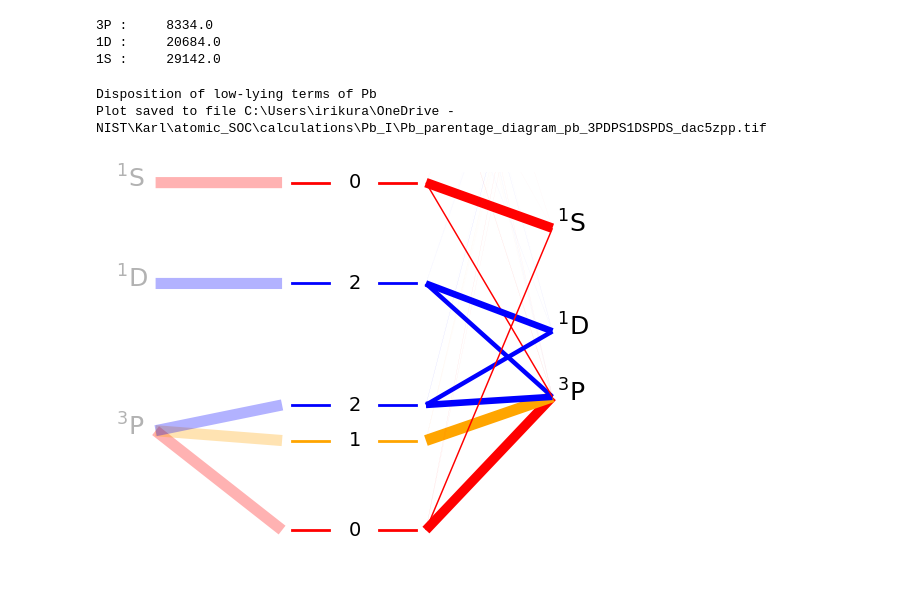
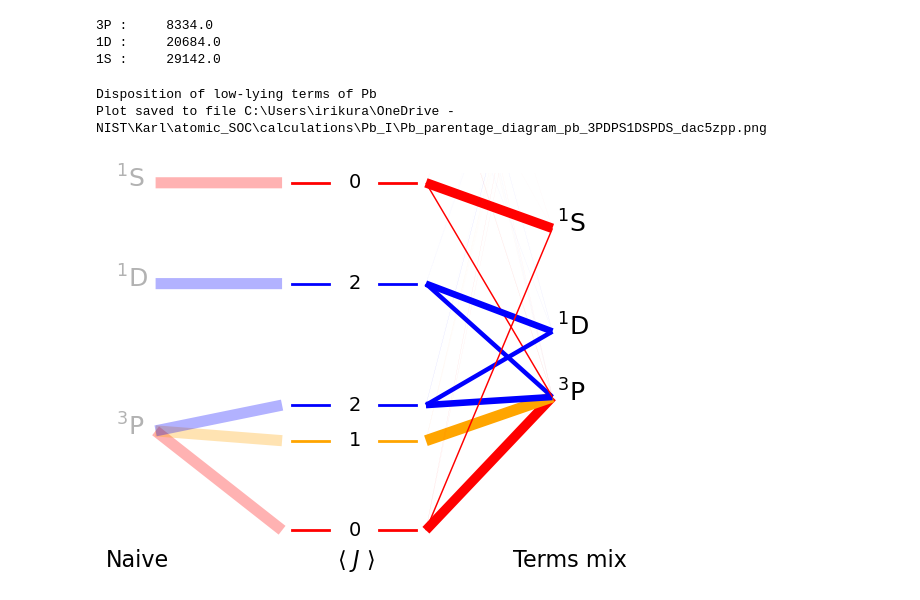
Before and after one commit to kkinist/atomic_SOC, a Jupyter notebook: SOCI_parentage_diagram_atom.ipynb, the cells around one changed output. Cells and saved outputs as stored; diff of their text form; code cells hidden in the pictures.

```diff
--- a/SOCI_parentage_diagram_atom.ipynb
+++ b/SOCI_parentage_diagram_atom.ipynb
@@ -312,36 +312,45 @@ for iterm, trow in dfterm.iterrows():
     plt.annotate(tsymb(S, L), (apos, e-300), fontsize=18)
 
 # do the same for the naive conception
 for term, e in Enaive.items():
     # put naive values on the left
     side = -1
     tpos = xcent + tmid * side
     subdf = SOCI.dfso[SOCI.dfso.Lead == '(1)' + term]
     for jrow, lvlrow in subdf.iterrows():
         xl = [tpos, xcent + side * (xmid + xbar + xgap)]
         yl = [e, lvlrow['Erel']]
         wid = thickscale * 1.0  # 100% is the naive assumption
         plt.plot(xl, yl, linewidth=wid, color=c[Fraction(lvlrow['J'])], solid_capstyle='butt', alpha=0.3)
     # annotate with term symbol
     if side > 0:
         apos = tpos + 0.1
     else:
         apos = tpos -0.8
     S, L = chem.SL_from_term(term)
     plt.annotate(tsymb(S, L), (apos, e-300), fontsize=18, alpha=0.3)
 
+# Add textual descriptions
+plt.text(0, -3000, 'Naive', fontsize=16)
+plt.text(8.2, -3000, 'Terms mix', fontsize=16)
+plt.text(4.65, -3000, r'$\langle\ J\ \rangle$', fontsize=16)
 plt.xlim((xmin, xmax))
 plt.ylim((emin, emax))
 plt.axis('off')
 ftif2 = ftif.replace('.pro', '_with_naive.pro')
+fpng2 = ftif2.replace('tif', 'png')
 print(f'Disposition of low-lying terms of {atom}')
-if os.path.isfile(ftif2):
-    print(f'*** File {ftif2} already exists***')
+fmt = 'png'  # either 'png' or 'tif'
+ff2 = ftif2
+if fmt == 'png':
+    ff2 = fpng2
+if os.path.isfile(ff2):
+    print(f'*** File {ff2} already exists***')
 else:
-    plt.savefig(ftif2, dpi=300)
-    print(f'Plot saved to file {ftif2}')
+    plt.savefig(ff2, dpi=300)
+    print(f'Plot saved to file {ff2}')
 plt.show()
 # %% [output]
 Disposition of low-lying terms of Pb
-Plot saved to file C:\Users\irikura\OneDrive - NIST\Karl\atomic_SOC\calculations\Pb_I\Pb_parentage_diagram_pb_3PDPS1DSPDS_dac5zpp.tif
+Plot saved to file C:\Users\irikura\OneDrive - NIST\Karl\atomic_SOC\calculations\Pb_I\Pb_parentage_diagram_pb_3PDPS1DSPDS_dac5zpp.png
-[figure, old version]
+[figure, new version]
```
Also changed, not shown: parts of 2 cells of this notebook, 1 other file.
